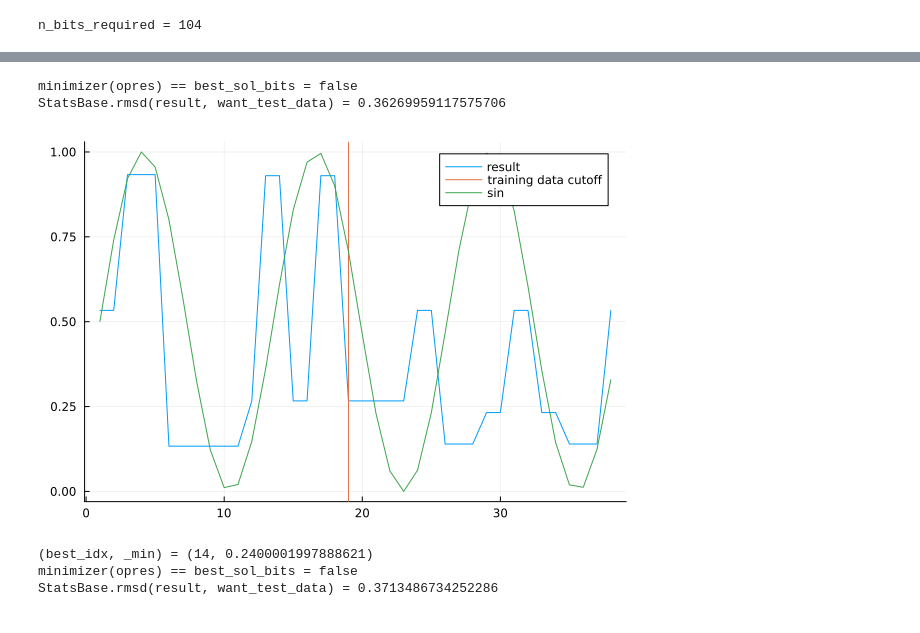
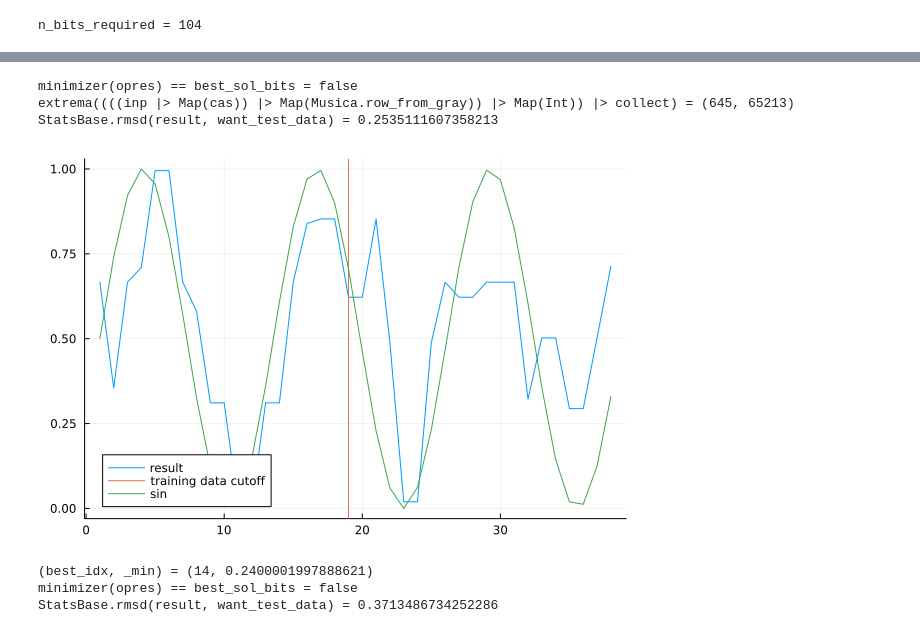
Before and after one commit to ORBAT/Musica, a Jupyter notebook: src/scratch.ipynb, the cells around one changed output, grey strips where cells are left out. Saved outputs shown, nothing was run; the diff lists cells and outputs as text; code cells hidden in the pictures.

```diff
--- a/src/scratch.ipynb
+++ b/src/scratch.ipynb
@@ -454,25 +443,35 @@ opres = Optimization Result
 # %%
-using Plots, Musica, Transducers
+using Plots, Musica, Transducers, StatsBase
 state_bits = Musica._row_width()
-want_test_data=Musica._test_wanted_output(6)
-fff=Musica.gray_both_obj_fn_for(want_test_data)
+want_test_data = Musica._test_wanted_output(6)
+fff = Musica.gray_both_obj_fn_for(want_test_data)
 
-best_sol_bits=Musica.get_best_at(fff, opres)
+best_sol_bits = Musica.get_best_at(fff, opres)
 
 @show minimizer(opres) == best_sol_bits
 
 (_, cas) = best_sol_bits |> Musica._test_parser()
 inp = 1:length(want_test_data) |> Map(Musica.num_to_gray_row)
-result = inp |> Map(cas) |> Map(Musica.) |> Map(@£ _normalize_num(2^state_bits-1)) |> collect
+result = inp |> Map(cas) |> Map(Musica.row_from_gray) |> Map(@£ Musica._normalize_num(2^state_bits - 1)) |> collect
 
+@show extrema(inp |> Map(cas) |> Map(Musica.row_from_gray) |> Map(Int) |> collect)
+
+
+#=
+result = inp |> Map(cas) |> Map(Musica.row_from_gray) #= |> Map(@£ Musica._normalize_num(2^state_bits - 1)) =# |> collect |> Musica._normalize
+
+@show extrema(inp |> Map(cas) |> Map(Musica.row_from_gray) |> Map(Int) |> collect |> Musica._normalize)
+
+ =#
 @show StatsBase.rmsd(result,want_test_data)
 plot(result, label="result")
-vline!([length(wanted_output(3))], label="training data cutoff")
+vline!([length(Musica._test_wanted_output(3))], label="training data cutoff")
 plot!(want_test_data, label="sin")
 # %% [output]
 minimizer(opres) == best_sol_bits = false
-StatsBase.rmsd(result, want_test_data) = 0.36269959117575706
+extrema((((inp |> Map(cas)) |> Map(Musica.row_from_gray)) |> Map(Int)) |> collect) = (645, 65213)
+StatsBase.rmsd(result, want_test_data) = 0.2535111607358213
-[figure, old version]
+[figure, new version]
 # %%
 using Plots
 # @show minimizer(opres)
```
Also changed, not shown: parts of 2 cells of this notebook.
